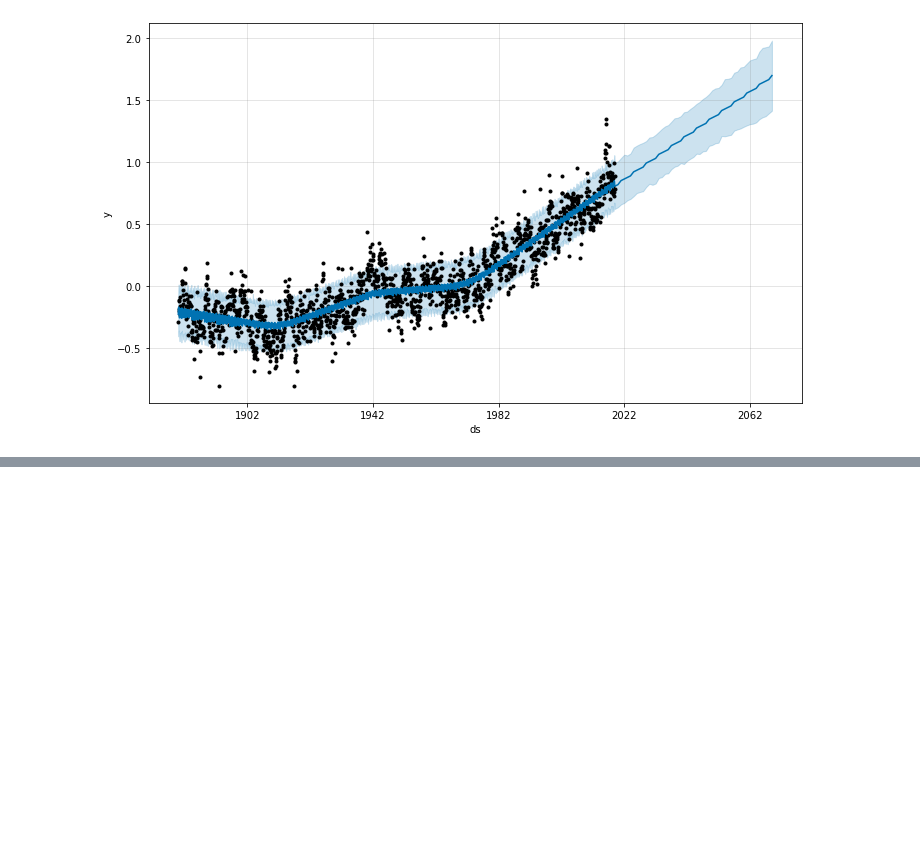
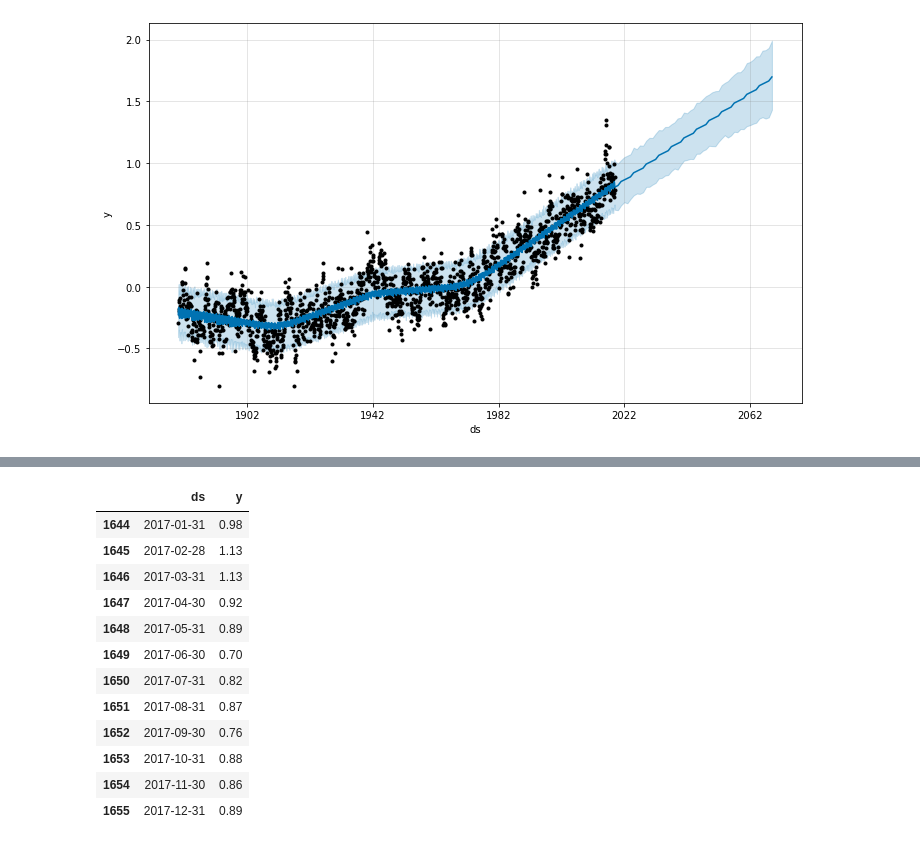
Before and after one commit to AnaAGG/Code_Pills, a Jupyter notebook: Time-Series-Prophet/Notebooks/1- Time-Series.ipynb, the cells around one changed output, grey strips where cells are left out. Cells and saved outputs as stored; diff of their text form; code cells hidden in the pictures; blank space fills up the shorter version.

```diff
--- a/Time-Series-Prophet/Notebooks/1- Time-Series.ipynb
+++ b/Time-Series-Prophet/Notebooks/1- Time-Series.ipynb
@@ -136,0 +156,18 @@ fig1 = model.plot(forecast, uncertainty = True)
+# %%
+# create train dataset, remove last 12 months
+train = df.drop(df.index[-12:])
+train.tail(12)
+# %% [output]
+|  | ds | y |
+| 1644 | 2017-01-31 | 0.98 |
+| 1645 | 2017-02-28 | 1.13 |
+| 1646 | 2017-03-31 | 1.13 |
+| 1647 | 2017-04-30 | 0.92 |
+| 1648 | 2017-05-31 | 0.89 |
+| 1649 | 2017-06-30 | 0.70 |
+| 1650 | 2017-07-31 | 0.82 |
+| 1651 | 2017-08-31 | 0.87 |
+| 1652 | 2017-09-30 | 0.76 |
+| 1653 | 2017-10-31 | 0.88 |
+| 1654 | 2017-11-30 | 0.86 |
+| 1655 | 2017-12-31 | 0.89 |
```
Also changed, not shown: parts of 15 cells of this notebook.
